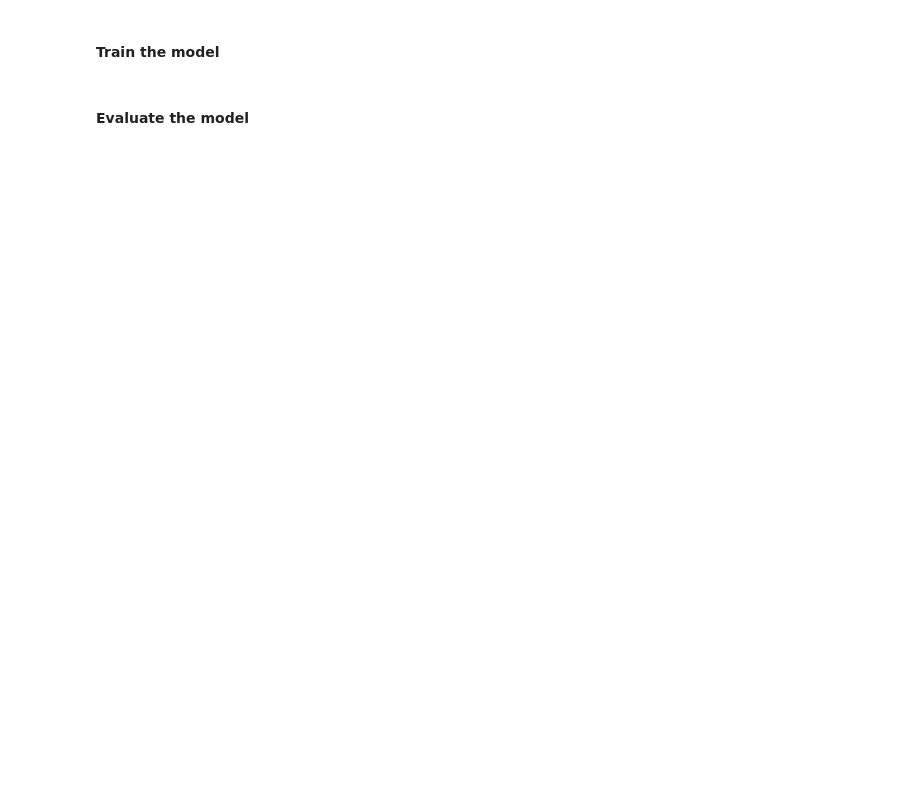
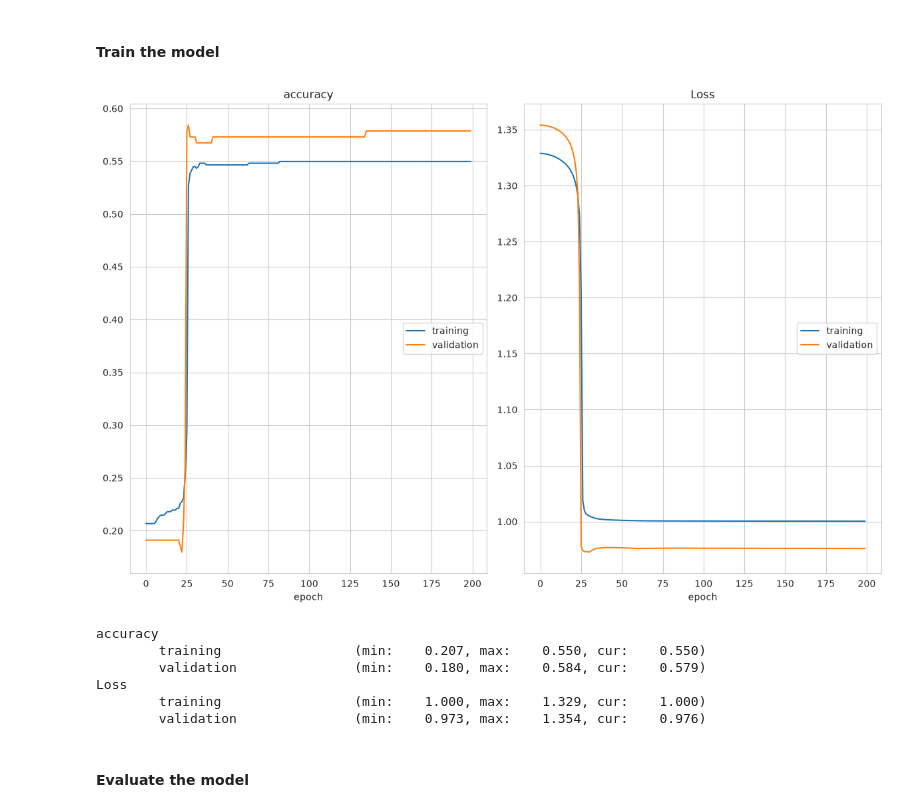
Before and after one commit to icsousa/DAA, a Jupyter notebook: 08/daa_pl8_notebooks/daa_pl_8_mlpc_M1.ipynb, the cells around one changed output. Saved outputs shown, nothing was run; the diff lists cells and outputs as text; code cells hidden in the pictures; blank space fills up the shorter version.

```diff
--- a/08/daa_pl8_notebooks/daa_pl_8_mlpc_M1.ipynb
+++ b/08/daa_pl8_notebooks/daa_pl_8_mlpc_M1.ipynb
@@ -176,30 +248,30 @@ visualize_holdout_balance()
 - **loss**: CrossEntropyLoss
 - **optimiser**: SGD
 # %%
-EPOCHS =
-LEARNING_RATE =
+EPOCHS = 200
+LEARNING_RATE = 0.001
 # %%
 class MLP_1(Module):
     def __init__(self, n_inputs):
         super(MLP_1, self).__init__()
-        self.hidden1 = Linear()
-        self.hidden2 = Linear()
-        self.hidden3 = Linear()
-        self.act1 =
-        self.act2 =
+        self.hidden1 = Linear(n_inputs, 24)
+        self.hidden2 = Linear(24, 12)
+        self.hidden3 = Linear(12, 3)
+        self.act1 = ReLU()
+        self.act2 = Softmax(dim=1)
 
     def forward(self, X):
-        X = self.
-        X = self.
-        X = self.
-        X = self.
-        X = self.h
-        X = self.
+        X = self.hidden1(X)
+        X = self.act1(X)
+        X = self.hidden2(X)
+        X = self.act1(X)
+        X = self.hidden3(X)
+        X = self.act2(X)
         return X
 # %% [markdown]
 Define the neural network
 # %%
-model = MLP_1()
+model = MLP_1(8)
 # %% [markdown]
 Visualize the network
 # %%
@@ -208,11 +305,11 @@ model.to(device)
 # %% [markdown]
 #### Train the model
 # %%
-def train_model():
-    liveloss =
-    criterion =
+def train_model(train_dl, val_dl, model):
+    liveloss = PlotLosses()
+    criterion = CrossEntropyLoss()
 
-    optimizer = (model.parameters(), lr=LEARNING_RATE, momentum=0.9)
+    optimizer = SGD(model.parameters(), lr=LEARNING_RATE, momentum=0.9)
 
     for epoch in range(EPOCHS):
         logs = {}
@@ -250,7 +347,7 @@ def train_model():
 
             loss_val = criterion(outputs, labels)
             running_loss_val += loss_val.detach() * inputs.size(0)
-            _, preds = torch.max(outputs, 1))
+            _, preds = torch.max(outputs, 1)
             running_corrects_val += torch.sum(preds == labels.data)
 
         epoch_loss_val = running_loss_val / len(val_dl.dataset)
@@ -264,3 +359,13 @@ train_model()
+# %%
+train_model(train_dl, val_dl, model)
+# %% [output]
+[figure, added]
+accuracy
+        training                 (min:    0.207, max:    0.550, cur:    0.550)
+        validation               (min:    0.180, max:    0.584, cur:    0.579)
+Loss
+        training                 (min:    1.000, max:    1.329, cur:    1.000)
+        validation               (min:    0.973, max:    1.354, cur:    0.976)
 # %% [markdown]
 #### Evaluate the model
 # %%
```
Also changed, not shown: parts of 26 cells of this notebook, 7 other files.
